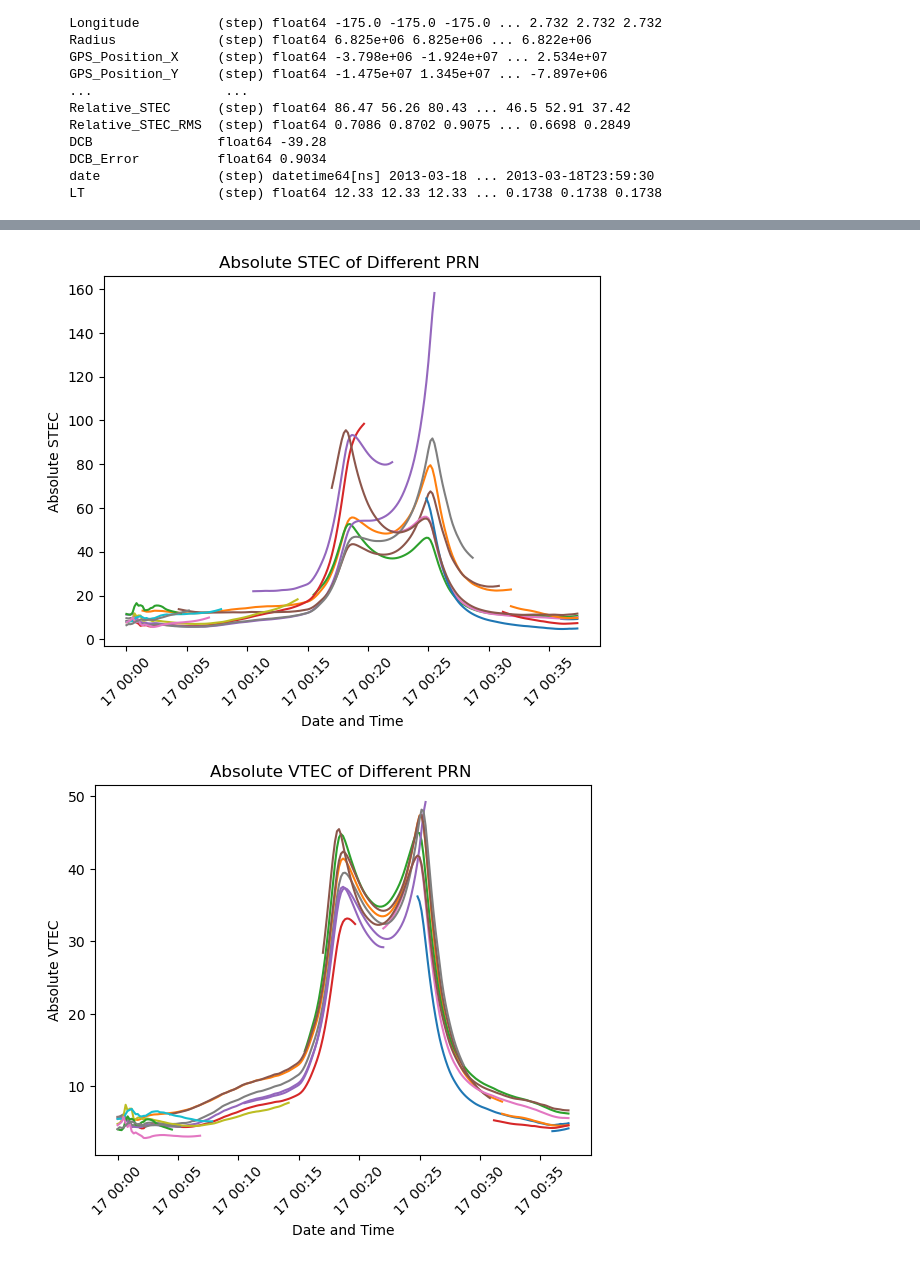
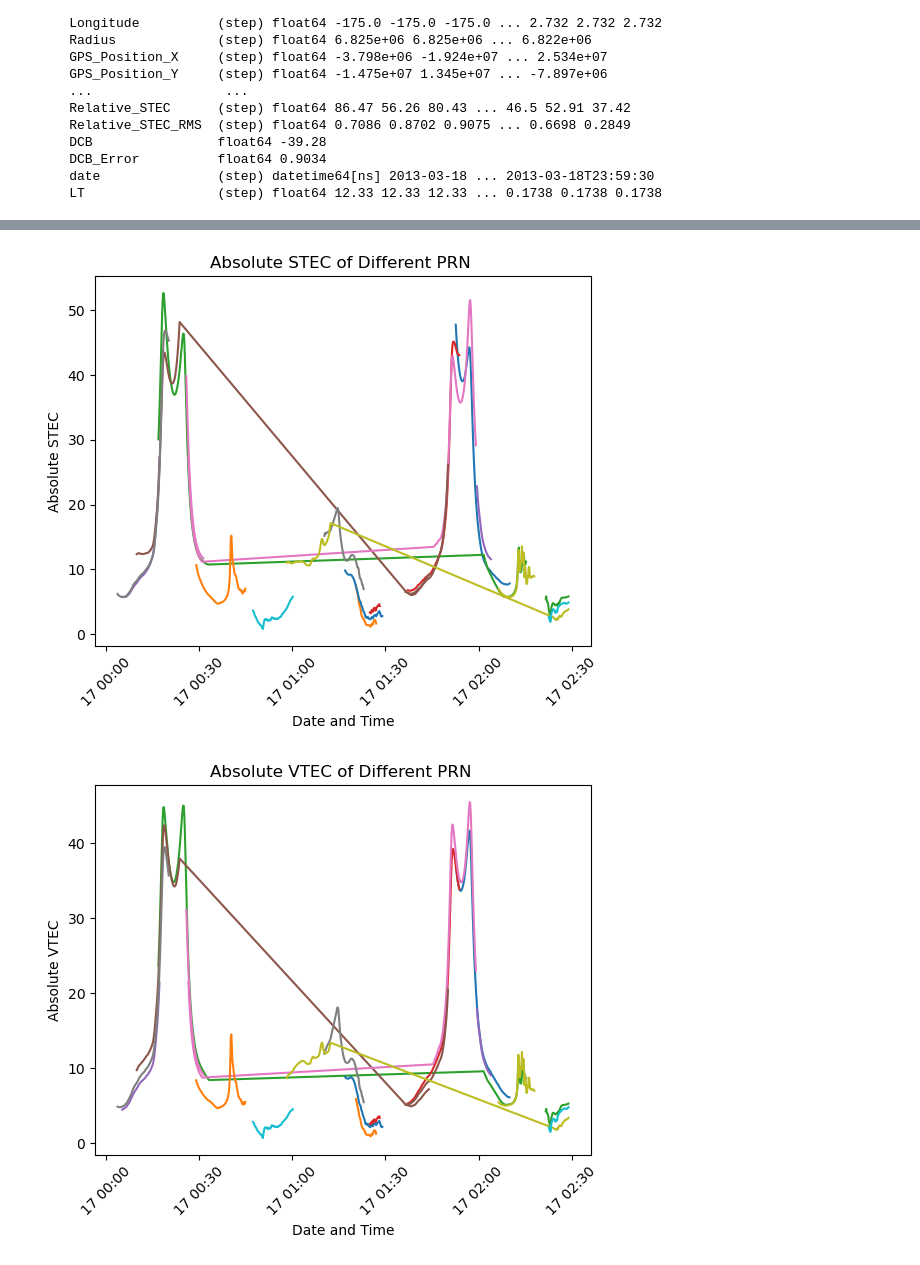
Before and after one commit to abukowski21/sat-interp-tid-analysis, a Jupyter notebook: esa_satellite_data.ipynb, the cells around one changed output, grey strips where cells are left out. Saved outputs shown, nothing was run; the diff lists cells and outputs as text; code cells hidden in the pictures.

```diff
--- a/esa_satellite_data.ipynb
+++ b/esa_satellite_data.ipynb
@@ -23,7 +23,7 @@ import importlib as il
 import ecef_geodetic
 # %%
 fname = ['GR_OPER_TEC1TMS_2F_20130316T000000_20130316T235959_0101.cdf', 'GR_OPER_TEC1TMS_2F_20130317T000000_20130317T235959_0101.cdf', 'GR_OPER_TEC1TMS_2F_20130318T000000_20130318T235959_0101.cdf', 'GR_OPER_TEC2TMS_2F_20130316T000000_20130316T235959_0101.cdf', 'GR_OPER_TEC2TMS_2F_20130317T000000_20130317T235959_0101.cdf', 'GR_OPER_TEC2TMS_2F_20130318T000000_20130318T235959_0101.cdf']
-grace_data = []
+grace = []
 
 
 # Adding the local time
@@ -62,7 +62,7 @@ for f in tqdm(fname):
     lt = ecef_geodetic.ut_to_lt(date, data['Longitude'].values)
     data['LT'] = ('step', lt, {'step':step})
 
-    grace_data.append(data)
+    grace.append(data)
 
 print()
 print('Columns in Satellite Data: \n', d.cdf_info().zVariables)
@@ -172,0 +92,12 @@ Data variables:
+# %%
+# Filtering the Data Out to Remove Low Elevation Angle Points (below 50 degree)
+
+grace_data = []
+
+for i in range(len(grace)):
+    new_ds = grace[i].where(grace[i]['Elevation_Angle'] >= 50, drop=True)
+    grace_data.append(new_ds)
+
+#print(grace_data[3]['Elevation_Angle'])
+
+grace_data[0].data_vars
@@ -211,29 +129,31 @@ Data variables: (12/26)
 # %%
+selsd = grace_data[4].where(grace_data[4].Timestamp <= grace_data[4].Timestamp.values[1600], drop=True)
+
 for prn in np.unique(selsd.PRN):
 
     seld2 = selsd.where(selsd.PRN == prn, drop = True)
 
     plt.plot(seld2.date, seld2.Absolute_STEC)
     plt.xticks(rotation=45)
     plt.xlabel('Date and Time')
     plt.ylabel('Absolute STEC')
     plt.title('Absolute STEC of Different PRN ')
 
 plt.show()
 
 
 for prn in np.unique(selsd.PRN):
 
     seld2 = selsd.where(selsd.PRN == prn, drop = True)
 
     plt.plot(seld2.date, seld2.Absolute_VTEC)
     plt.xticks(rotation=45)
     plt.xlabel('Date and Time')
     plt.ylabel('Absolute VTEC')
     plt.title('Absolute VTEC of Different PRN ')
 
 plt.show()
 # %% [output]
-[figure, old version]
+[figure, new version]
-[figure, old version]
+[figure, new version]
 # %%
```
Also changed, not shown: parts of 37 cells of this notebook.
